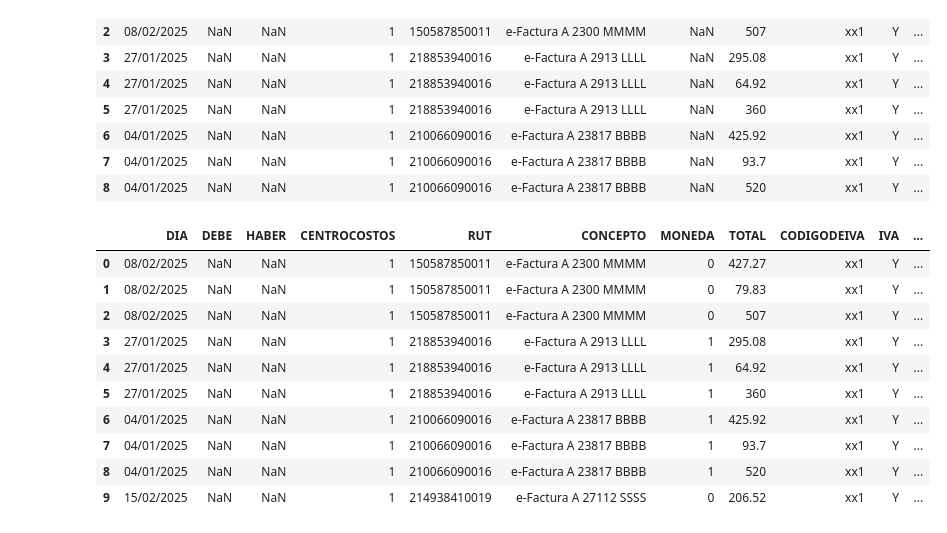
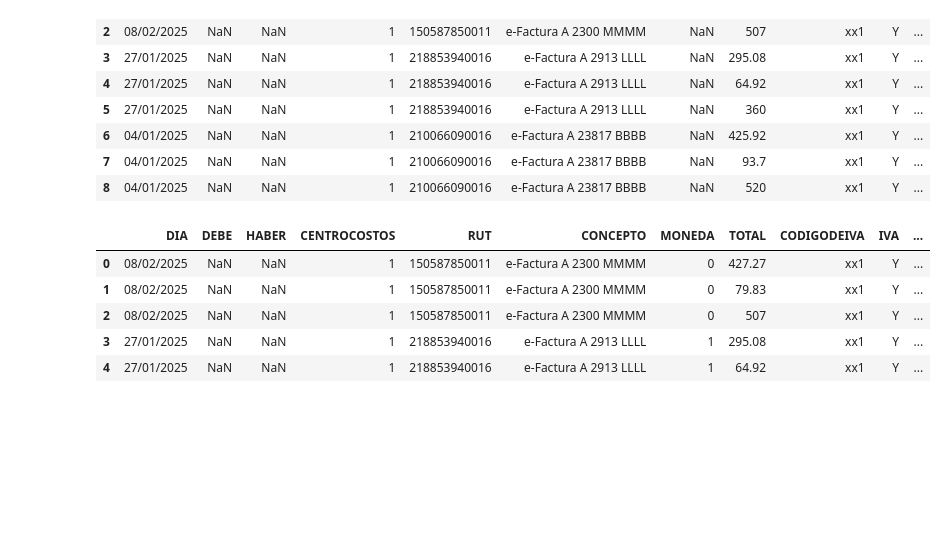
Before and after one commit to Fercaspe/CFE_Processor, a Jupyter notebook: Procesador_CFE.ipynb, the cells around one changed output. Cells and saved outputs as stored; diff of their text form; code cells hidden in the pictures; blank space fills up the shorter version.

```diff
--- a/Procesador_CFE.ipynb
+++ b/Procesador_CFE.ipynb
@@ -316,16 +316,11 @@ df_nuevo.head(9)
 | 8 | 04/01/2025 | NaN | NaN | 1 | 210066090016 | e-Factura A 23817 BBBB | NaN | 520 | xx1 | Y | ... |
 # %%
 df_nuevo['MONEDA'] = np.where(df_nuevo['TIPOMONEDA'] == 'UYU', 0, 1)
-df_nuevo.head(10)
+df_nuevo.head()
 # %% [output]
 |  | DIA | DEBE | HABER | CENTROCOSTOS | RUT | CONCEPTO | MONEDA | TOTAL | CODIGODEIVA | IVA | ... |
 | 0 | 08/02/2025 | NaN | NaN | 1 | 150587850011 | e-Factura A 2300 MMMM | 0 | 427.27 | xx1 | Y | ... |
 | 1 | 08/02/2025 | NaN | NaN | 1 | 150587850011 | e-Factura A 2300 MMMM | 0 | 79.83 | xx1 | Y | ... |
 | 2 | 08/02/2025 | NaN | NaN | 1 | 150587850011 | e-Factura A 2300 MMMM | 0 | 507 | xx1 | Y | ... |
 | 3 | 27/01/2025 | NaN | NaN | 1 | 218853940016 | e-Factura A 2913 LLLL | 1 | 295.08 | xx1 | Y | ... |
 | 4 | 27/01/2025 | NaN | NaN | 1 | 218853940016 | e-Factura A 2913 LLLL | 1 | 64.92 | xx1 | Y | ... |
-| 5 | 27/01/2025 | NaN | NaN | 1 | 218853940016 | e-Factura A 2913 LLLL | 1 | 360 | xx1 | Y | ... |
-| 6 | 04/01/2025 | NaN | NaN | 1 | 210066090016 | e-Factura A 23817 BBBB | 1 | 425.92 | xx1 | Y | ... |
-| 7 | 04/01/2025 | NaN | NaN | 1 | 210066090016 | e-Factura A 23817 BBBB | 1 | 93.7 | xx1 | Y | ... |
-| 8 | 04/01/2025 | NaN | NaN | 1 | 210066090016 | e-Factura A 23817 BBBB | 1 | 520 | xx1 | Y | ... |
-| 9 | 15/02/2025 | NaN | NaN | 1 | 214938410019 | e-Factura A 27112 SSSS | 0 | 206.52 | xx1 | Y | ... |
```
Also changed, not shown: parts of 2 cells of this notebook.
